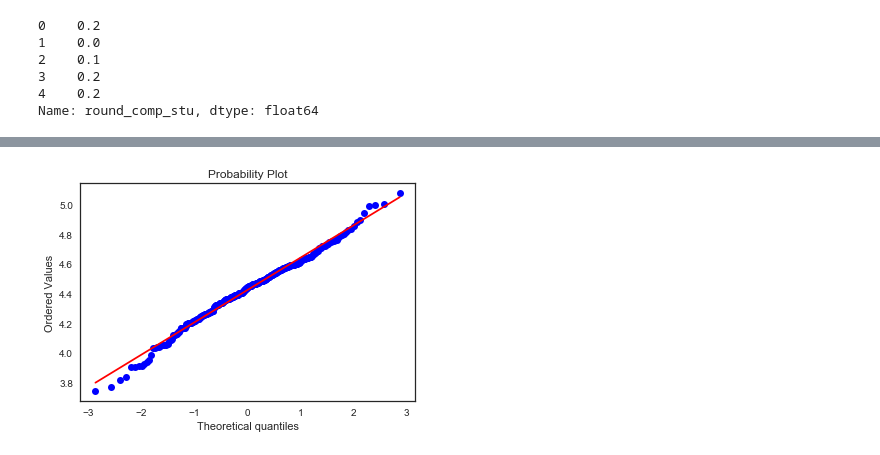
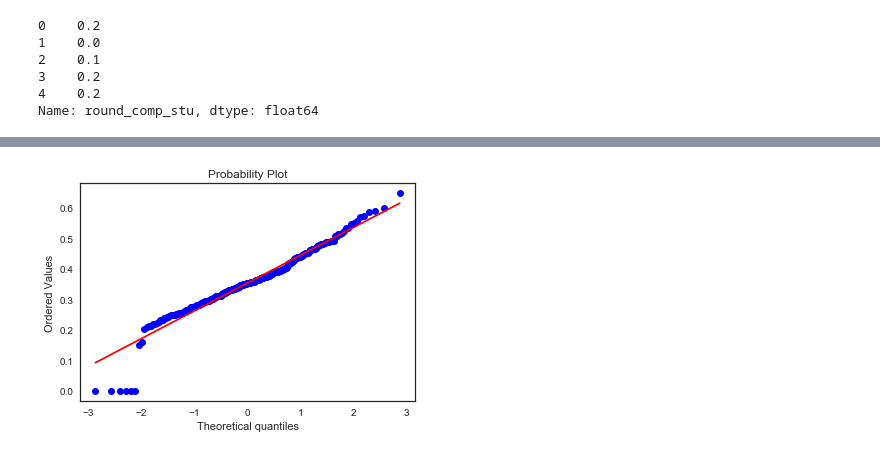
Before and after one commit to SarahDixon/QBUS2810-Group-Assignment, a Jupyter notebook: Matt-testing.ipynb, the cells around one changed output, grey strips where cells are left out. Saved outputs shown, nothing was run; the diff lists cells and outputs as text; code cells hidden in the pictures.

```diff
--- a/Matt-testing.ipynb
+++ b/Matt-testing.ipynb
@@ -97,6 +121,6 @@ plt.show()
 # %%
 from scipy import stats
-stats.probplot(train['str']**0.5, plot=plt)
+stats.probplot(train['comp_stu']**0.5, plot=plt)
 plt.show()
 # %% [output]
-[figure, old version]
+[figure, new version]
```
Also changed, not shown: parts of 7 cells of this notebook, 1 other file.
